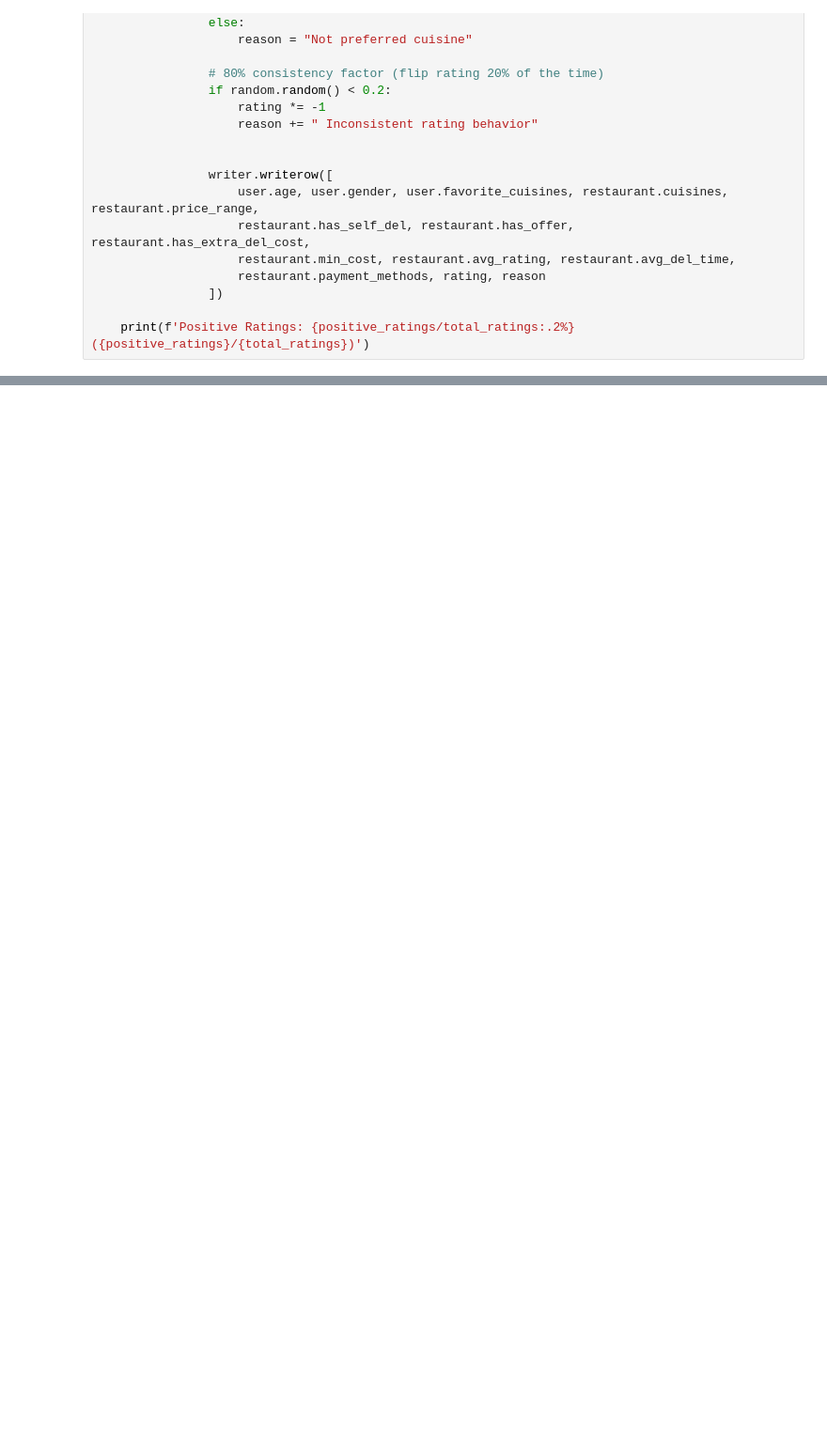
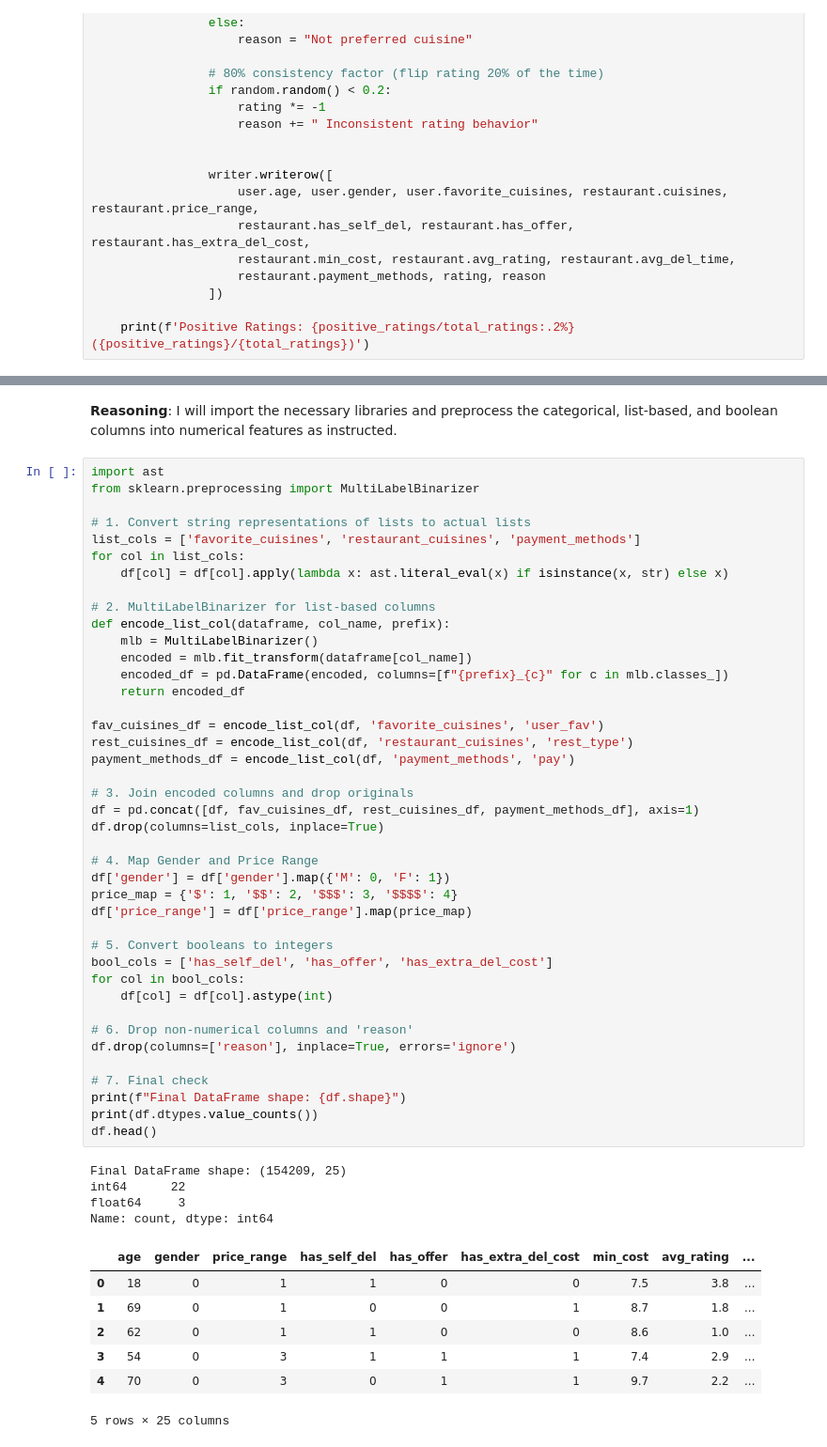
Before and after one commit to kitsakisGk/Masters_AUEB, a Jupyter notebook: Recommender_Systems/Week_5/Restaurant_Rating_Generator.ipynb, the cells around one changed output, grey strips where cells are left out. Shown at 94% size. Cells and saved outputs as stored; diff of their text form; blank space fills up the shorter version.

```diff
--- a/Recommender_Systems/Week_5/Restaurant_Rating_Generator.ipynb
+++ b/Recommender_Systems/Week_5/Restaurant_Rating_Generator.ipynb
@@ -739,0 +510,56 @@ Total Shown: 25 | Liked: 25 | Hit Rate: 100.00%
+# %% [markdown]
+**Reasoning**:
+I will import the necessary libraries and preprocess the categorical, list-based, and boolean columns into numerical features as instructed.
+# %%
+import ast
+from sklearn.preprocessing import MultiLabelBinarizer
+
+# 1. Convert string representations of lists to actual lists
+list_cols = ['favorite_cuisines', 'restaurant_cuisines', 'payment_methods']
+for col in list_cols:
+    df[col] = df[col].apply(lambda x: ast.literal_eval(x) if isinstance(x, str) else x)
+
+# 2. MultiLabelBinarizer for list-based columns
+def encode_list_col(dataframe, col_name, prefix):
+    mlb = MultiLabelBinarizer()
+    encoded = mlb.fit_transform(dataframe[col_name])
+    encoded_df = pd.DataFrame(encoded, columns=[f"{prefix}_{c}" for c in mlb.classes_])
+    return encoded_df
+
+fav_cuisines_df = encode_list_col(df, 'favorite_cuisines', 'user_fav')
+rest_cuisines_df = encode_list_col(df, 'restaurant_cuisines', 'rest_type')
+payment_methods_df = encode_list_col(df, 'payment_methods', 'pay')
+
+# 3. Join encoded columns and drop originals
+df = pd.concat([df, fav_cuisines_df, rest_cuisines_df, payment_methods_df], axis=1)
+df.drop(columns=list_cols, inplace=True)
+
+# 4. Map Gender and Price Range
+df['gender'] = df['gender'].map({'M': 0, 'F': 1})
+price_map = {'$': 1, '$$': 2, '$$$': 3, '$$$$': 4}
+df['price_range'] = df['price_range'].map(price_map)
+
+# 5. Convert booleans to integers
+bool_cols = ['has_self_del', 'has_offer', 'has_extra_del_cost']
+for col in bool_cols:
+    df[col] = df[col].astype(int)
+
+# 6. Drop non-numerical columns and 'reason'
+df.drop(columns=['reason'], inplace=True, errors='ignore')
+
+# 7. Final check
+print(f"Final DataFrame shape: {df.shape}")
+print(df.dtypes.value_counts())
+df.head()
+# %% [output]
+Final DataFrame shape: (154209, 25)
+int64      22
+float64     3
+Name: count, dtype: int64
+|  | age | gender | price_range | has_self_del | has_offer | has_extra_del_cost | min_cost | avg_rating | ... |
+| 0 | 18 | 0 | 1 | 1 | 0 | 0 | 7.5 | 3.8 | ... |
+| 1 | 69 | 0 | 1 | 0 | 0 | 1 | 8.7 | 1.8 | ... |
+| 2 | 62 | 0 | 1 | 1 | 0 | 0 | 8.6 | 1.0 | ... |
+| 3 | 54 | 0 | 3 | 1 | 1 | 1 | 7.4 | 2.9 | ... |
+| 4 | 70 | 0 | 3 | 0 | 1 | 1 | 9.7 | 2.2 | ... |
+5 rows × 25 columns
```
Also changed, not shown: parts of 31 cells of this notebook.
